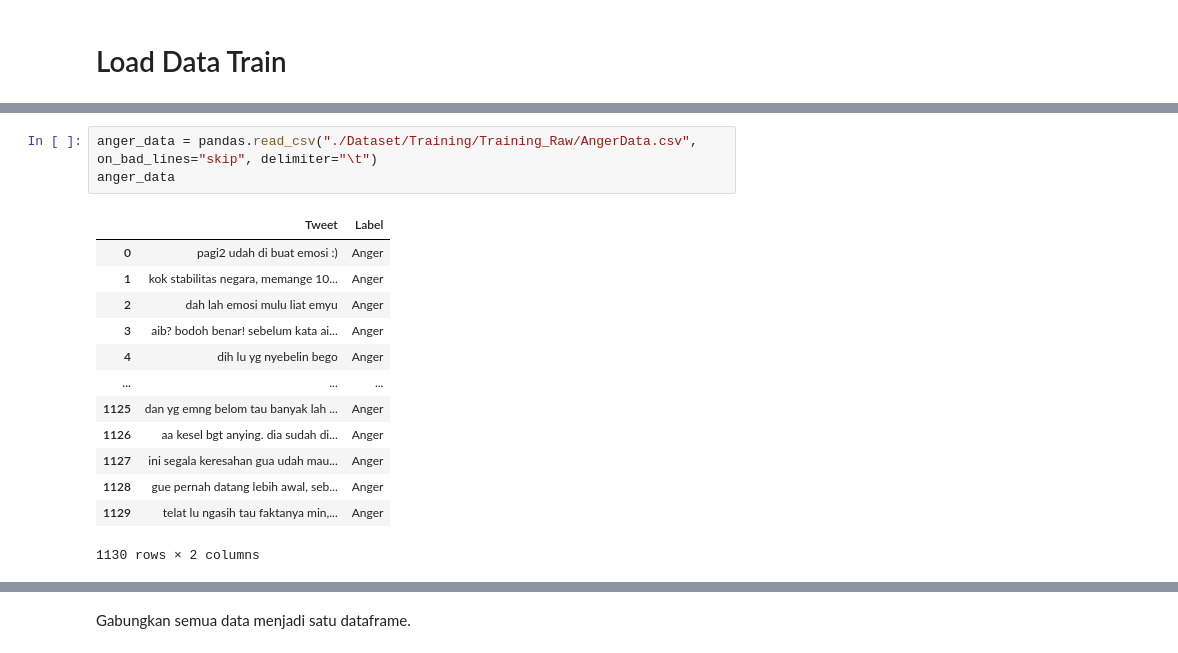
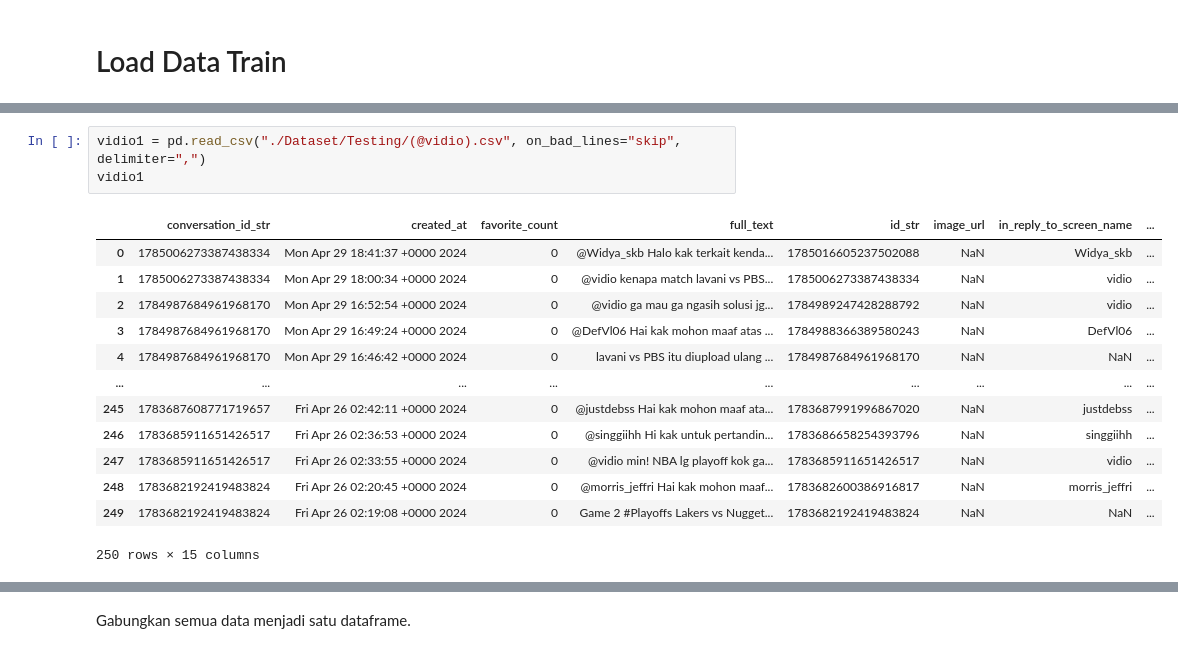
Before and after one commit to rissopanji/Analisis_Emosi_yang_bikin_Emosi, a Jupyter notebook: Preprocessing_Testing.ipynb, the cells around one changed output, grey strips where cells are left out. Saved outputs shown, nothing was run; the diff lists cells and outputs as text.

```diff
--- a/Preprocessing_Testing.ipynb
+++ b/Preprocessing_Testing.ipynb
@@ -33,17 +52,17 @@ warnings.filterwarnings("ignore")
 # %%
-anger_data = pandas.read_csv("./Dataset/Training/Training_Raw/AngerData.csv", on_bad_lines="skip", delimiter="\t")
-anger_data
+vidio1 = pd.read_csv("./Dataset/Testing/(@vidio).csv", on_bad_lines="skip", delimiter=",")
+vidio1
 # %% [output]
-|  | Tweet | Label |
-| 0 | pagi2 udah di buat emosi :) | Anger |
-| 1 | kok stabilitas negara, memange 10... | Anger |
-| 2 | dah lah emosi mulu liat emyu | Anger |
-| 3 | aib? bodoh benar! sebelum kata ai... | Anger |
-| 4 | dih lu yg nyebelin bego | Anger |
-| ... | ... | ... |
-| 1125 | dan yg emng belom tau banyak lah ... | Anger |
-| 1126 | aa kesel bgt anying. dia sudah di... | Anger |
-| 1127 | ini segala keresahan gua udah mau... | Anger |
-| 1128 | gue pernah datang lebih awal, seb... | Anger |
-| 1129 | telat lu ngasih tau faktanya min,... | Anger |
+|  | conversation_id_str | created_at | favorite_count | full_text | id_str | image_url | in_reply_to_screen_name | ... |
+| 0 | 1785006273387438334 | Mon Apr 29 18:41:37 +0000 2024 | 0 | @Widya_skb Halo kak terkait kenda... | 1785016605237502088 | NaN | Widya_skb | ... |
+| 1 | 1785006273387438334 | Mon Apr 29 18:00:34 +0000 2024 | 0 | @vidio kenapa match lavani vs PBS... | 1785006273387438334 | NaN | vidio | ... |
+| 2 | 1784987684961968170 | Mon Apr 29 16:52:54 +0000 2024 | 0 | @vidio ga mau ga ngasih solusi jg... | 1784989247428288792 | NaN | vidio | ... |
+| 3 | 1784987684961968170 | Mon Apr 29 16:49:24 +0000 2024 | 0 | @DefVl06 Hai kak mohon maaf atas ... | 1784988366389580243 | NaN | DefVl06 | ... |
+| 4 | 1784987684961968170 | Mon Apr 29 16:46:42 +0000 2024 | 0 | lavani vs PBS itu diupload ulang ... | 1784987684961968170 | NaN | NaN | ... |
+| ... | ... | ... | ... | ... | ... | ... | ... | ... |
+| 245 | 1783687608771719657 | Fri Apr 26 02:42:11 +0000 2024 | 0 | @justdebss Hai kak mohon maaf ata... | 1783687991996867020 | NaN | justdebss | ... |
+| 246 | 1783685911651426517 | Fri Apr 26 02:36:53 +0000 2024 | 0 | @singgiihh Hi kak untuk pertandin... | 1783686658254393796 | NaN | singgiihh | ... |
+| 247 | 1783685911651426517 | Fri Apr 26 02:33:55 +0000 2024 | 0 | @vidio min! NBA lg playoff kok ga... | 1783685911651426517 | NaN | vidio | ... |
+| 248 | 1783682192419483824 | Fri Apr 26 02:20:45 +0000 2024 | 0 | @morris_jeffri Hai kak mohon maaf... | 1783682600386916817 | NaN | morris_jeffri | ... |
+| 249 | 1783682192419483824 | Fri Apr 26 02:19:08 +0000 2024 | 0 | Game 2 #Playoffs Lakers vs Nugget... | 1783682192419483824 | NaN | NaN | ... |
-1130 rows × 2 columns
+250 rows × 15 columns
```
Also changed, not shown: parts of 273 cells of this notebook, 23 other files.
